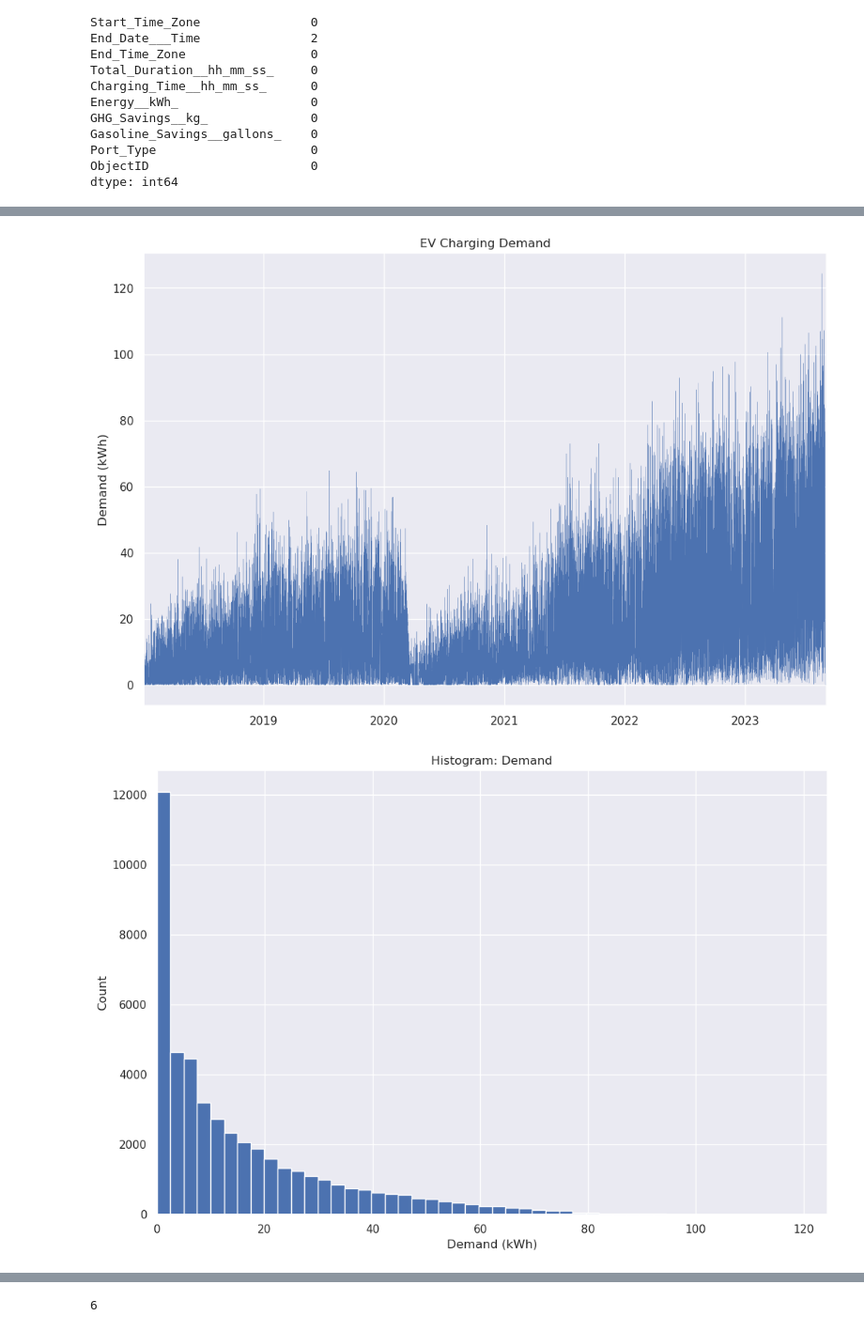
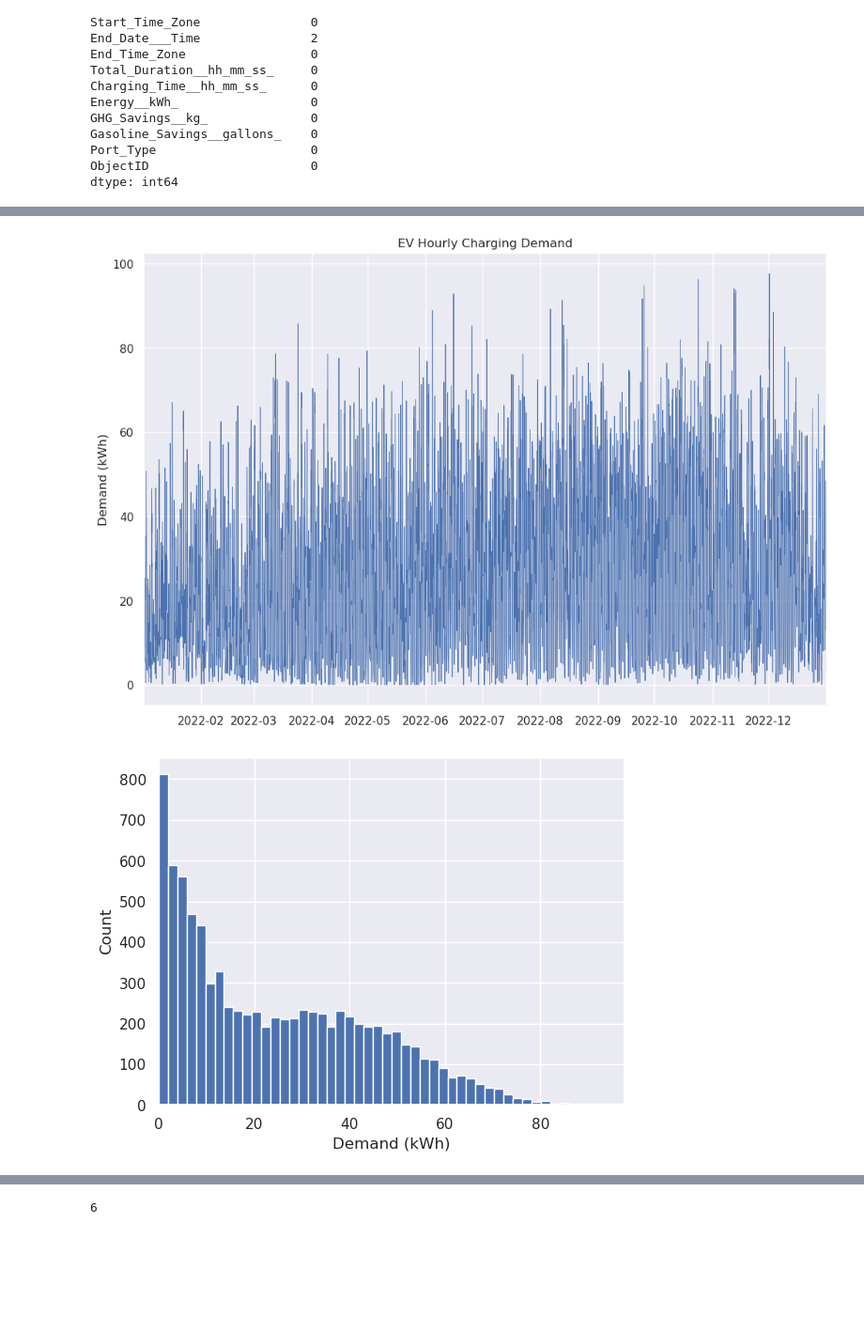
Before and after one commit to camirmas/ev_analysis, a Jupyter notebook: ev_analysis/load_prediction.ipynb, the cells around one changed output, grey strips where cells are left out. Shown at 94% size. Saved outputs shown, nothing was run; the diff lists cells and outputs as text; code cells hidden in the pictures; blank space fills up the shorter version.

Commit message:
Rework to non-centered model; add temp

```diff
--- a/ev_analysis/load_prediction.ipynb
+++ b/ev_analysis/load_prediction.ipynb
@@ -112,5 +112,13 @@ hourly_contributions = pd.concat([distribute_energy_hourly(row) for index, row i
 # Group by the hour and sum up the energy for that hour
 hourly_energy_demand = hourly_contributions.groupby(hourly_contributions['hour_date']).sum().reset_index()
 
-print(hourly_energy_demand)
+hourly_energy_demand["hour"] = hourly_energy_demand["hour_date"].dt.hour
+hourly_energy_demand["day"] = hourly_energy_demand["hour_date"].dt.dayofweek
+hourly_energy_demand["year"] = hourly_energy_demand["hour_date"].dt.year
+year_idx, years = pd.factorize(hourly_energy_demand["year"])
+hourly_energy_demand["year_idx"] = year_idx
+
+hourly_energy_demand.set_index('hour_date', inplace=True)
+
+hourly_energy_demand
 # %% [output]
@@ -151,0 +194,8 @@ hourly_energy_demand
+# %%
+X = pd.merge(hourly_energy_demand, temp_data, left_index=True, right_index=True, how="inner")
+X["kWh_std"] = (X["kWh"] - X["kWh"].mean()) / X["kWh"].std()
+X["temperature_std"] = (X["temperature"] - X["temperature"].mean()) / X["temperature"].std()
+
+X = X[X.index.year == 2022]
+
+X
@@ -152,21 +254,20 @@ hourly_energy_demand
 # %%
 fig, ax = plt.subplots(figsize=(12, 8))
 
-ax.plot(hourly_energy_demand.hour_date, hourly_energy_demand.kWh, linewidth=.2)
+ax.plot(X.index, X.kWh, linewidth=.6)
 
 ax.set_title("EV Hourly Charging Demand")
 ax.set_ylabel("Demand (kWh)")
 ax.set_xmargin(0)
 # %% [output]
-[figure, old version]
+[figure, new version]
 # %%
-fig, ax = plt.subplots(figsize=(12, 8))
+fig, ax = plt.subplots()
 
-ax.hist(hourly_energy_demand.kWh, bins=50)
+ax.hist(X.kWh, bins=50)
 
-ax.set_title("Histogram: Demand")
 ax.set_ylabel("Count")
 ax.set_xlabel("Demand (kWh)")
 ax.set_xmargin(0)
 # %% [output]
-[figure, old version]
+[figure, new version]
```
Also changed, not shown: parts of 54 cells of this notebook, 5 other files.
